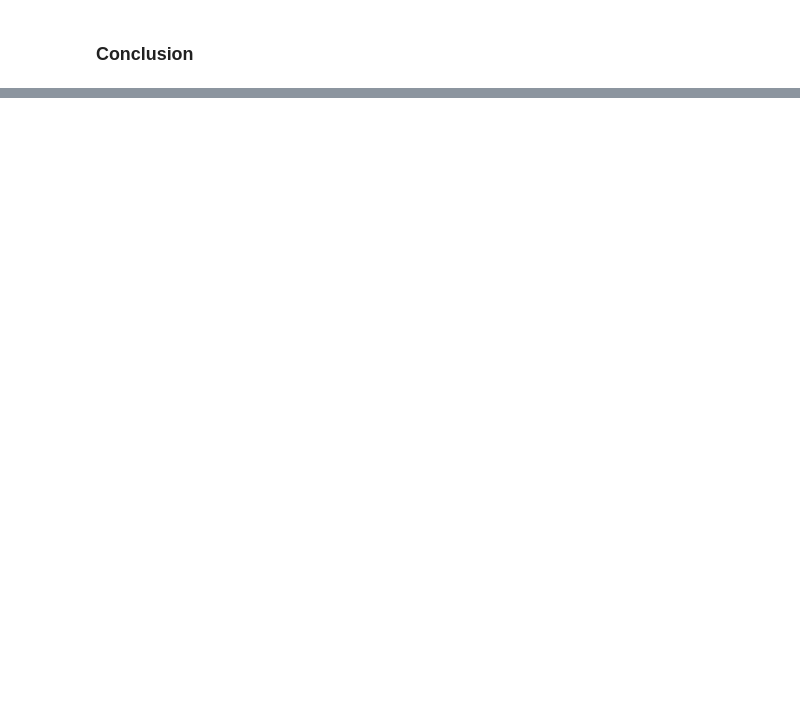
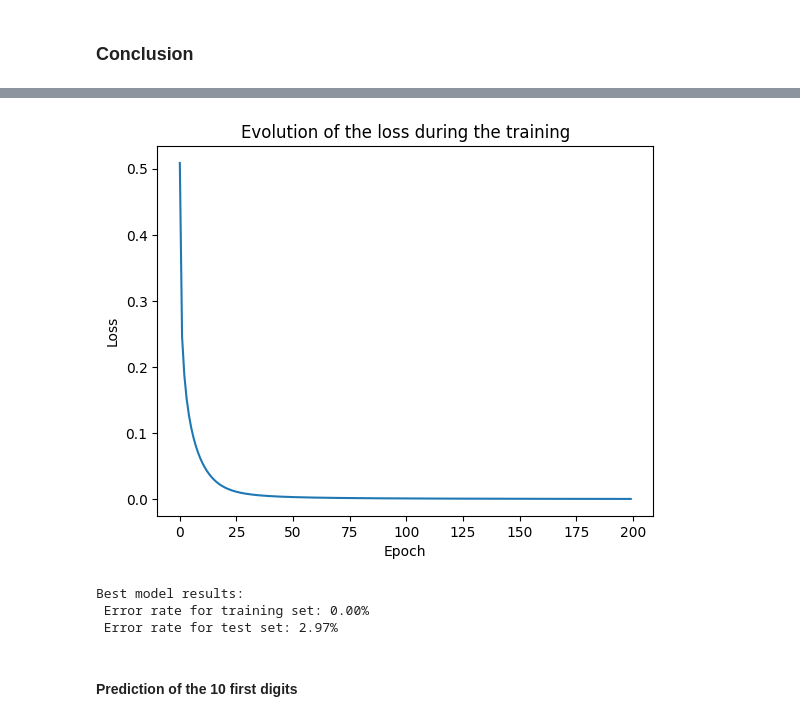
Before and after one commit to agatheminaro/from-rbm-to-dnn, a Jupyter notebook: mnist_study.ipynb, the cells around one changed output, grey strips where cells are left out. Cells and saved outputs as stored; diff of their text form; code cells hidden in the pictures; blank space fills up the shorter version.

```diff
--- a/mnist_study.ipynb
+++ b/mnist_study.ipynb
@@ -225,15 +255,14 @@ plt.show()
 ### Conclusion
 # %%
 # Best parameters
-CONFIG = [784, 100, 10]
+CONFIG = [784, 500, 500, 10]
 BATCH_SIZE = 32
 EPSILON = 0.1
 NB_EPOCHS_RBM = 100
 NB_EPOCHS_DNN = 200
-NB_DATA_TRAINING = None
+NB_DATA_TRAINING = 60000
 
 X_train_sub, y_train_sub = subsample_data_set(X_train, y_train, NB_DATA_TRAINING)
 dnn = DNN(config=CONFIG)
-dnn, losses = dnn.pretrain_DNN(X_train, epsilon=EPSILON, batch_size=BATCH_SIZE, nb_epochs=NB_EPOCHS_RBM, verbose=True)
 dnn, loss = dnn.retropropagation(X_train, y_train, epsilon=EPSILON, batch_size=BATCH_SIZE, nb_epochs=NB_EPOCHS_DNN, verbose=True)
 error_rate = dnn.test_dnn(X_test, y_test, verbose=True)
@@ -239,0 +280,21 @@ error_rate = dnn.test_dnn(X_test, y_test, verbose=True)
+# %%
+plt.plot(loss)
+plt.title("Evolution of the loss during the training")
+plt.xlabel("Epoch")
+plt.ylabel("Loss")
+plt.show()
+# %% [output]
+[figure, added]
+# %%
+error_rate_best_train = dnn.test_dnn(X_train, y_train, verbose=False)
+error_rate_best_test = dnn.test_dnn(X_test, y_test, verbose=False)
+
+print("Best model results:")
+print(f" Error rate for training set: {error_rate_best_train:.2f}%")
+print(f" Error rate for test set: {error_rate_best_test:.2f}%")
+# %% [output]
+Best model results:
+ Error rate for training set: 0.00%
+ Error rate for test set: 2.97%
+# %% [markdown]
+#### Prediction of the 10 first digits
```
Also changed, not shown: parts of 5 cells of this notebook.
